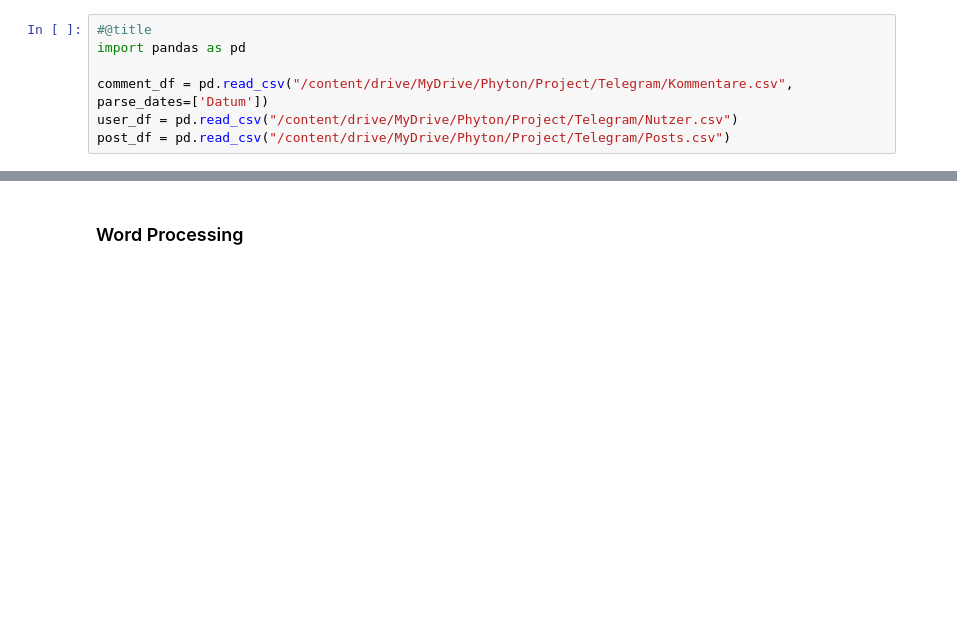
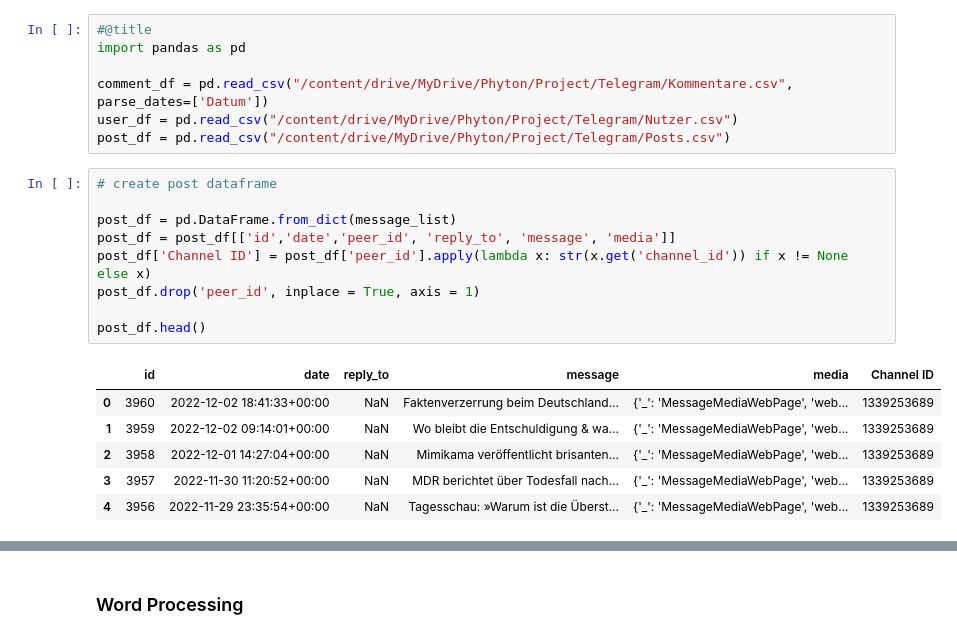
Before and after one commit to ChristianWussow/Portfolio, a Jupyter notebook: Telegram_group_analysis.ipynb, the cells around one changed output, grey strips where cells are left out. Saved outputs shown, nothing was run; the diff lists cells and outputs as text; blank space fills up the shorter version.

```diff
--- a/Telegram_group_analysis.ipynb
+++ b/Telegram_group_analysis.ipynb
@@ -221,3 +182,19 @@ import pandas as pd
 comment_df = pd.read_csv("/content/drive/MyDrive/Phyton/Project/Telegram/Kommentare.csv", parse_dates=['Datum'])
 user_df = pd.read_csv("/content/drive/MyDrive/Phyton/Project/Telegram/Nutzer.csv")
 post_df = pd.read_csv("/content/drive/MyDrive/Phyton/Project/Telegram/Posts.csv")
+# %%
+# create post dataframe
+
+post_df = pd.DataFrame.from_dict(message_list)
+post_df = post_df[['id','date','peer_id', 'reply_to', 'message', 'media']]
+post_df['Channel ID'] = post_df['peer_id'].apply(lambda x: str(x.get('channel_id')) if x != None else x)
+post_df.drop('peer_id', inplace = True, axis = 1)
+
+post_df.head()
+# %% [output]
+|  | id | date | reply_to | message | media | Channel ID |
+| 0 | 3960 | 2022-12-02 18:41:33+00:00 | NaN | Faktenverzerrung beim Deutschland... | {'_': 'MessageMediaWebPage', 'web... | 1339253689 |
+| 1 | 3959 | 2022-12-02 09:14:01+00:00 | NaN | Wo bleibt die Entschuldigung & wa... | {'_': 'MessageMediaWebPage', 'web... | 1339253689 |
+| 2 | 3958 | 2022-12-01 14:27:04+00:00 | NaN | Mimikama veröffentlicht brisanten... | {'_': 'MessageMediaWebPage', 'web... | 1339253689 |
+| 3 | 3957 | 2022-11-30 11:20:52+00:00 | NaN | MDR berichtet über Todesfall nach... | {'_': 'MessageMediaWebPage', 'web... | 1339253689 |
+| 4 | 3956 | 2022-11-29 23:35:54+00:00 | NaN | Tagesschau: »Warum ist die Überst... | {'_': 'MessageMediaWebPage', 'web... | 1339253689 |
```
Also changed, not shown: parts of 6 cells of this notebook.
